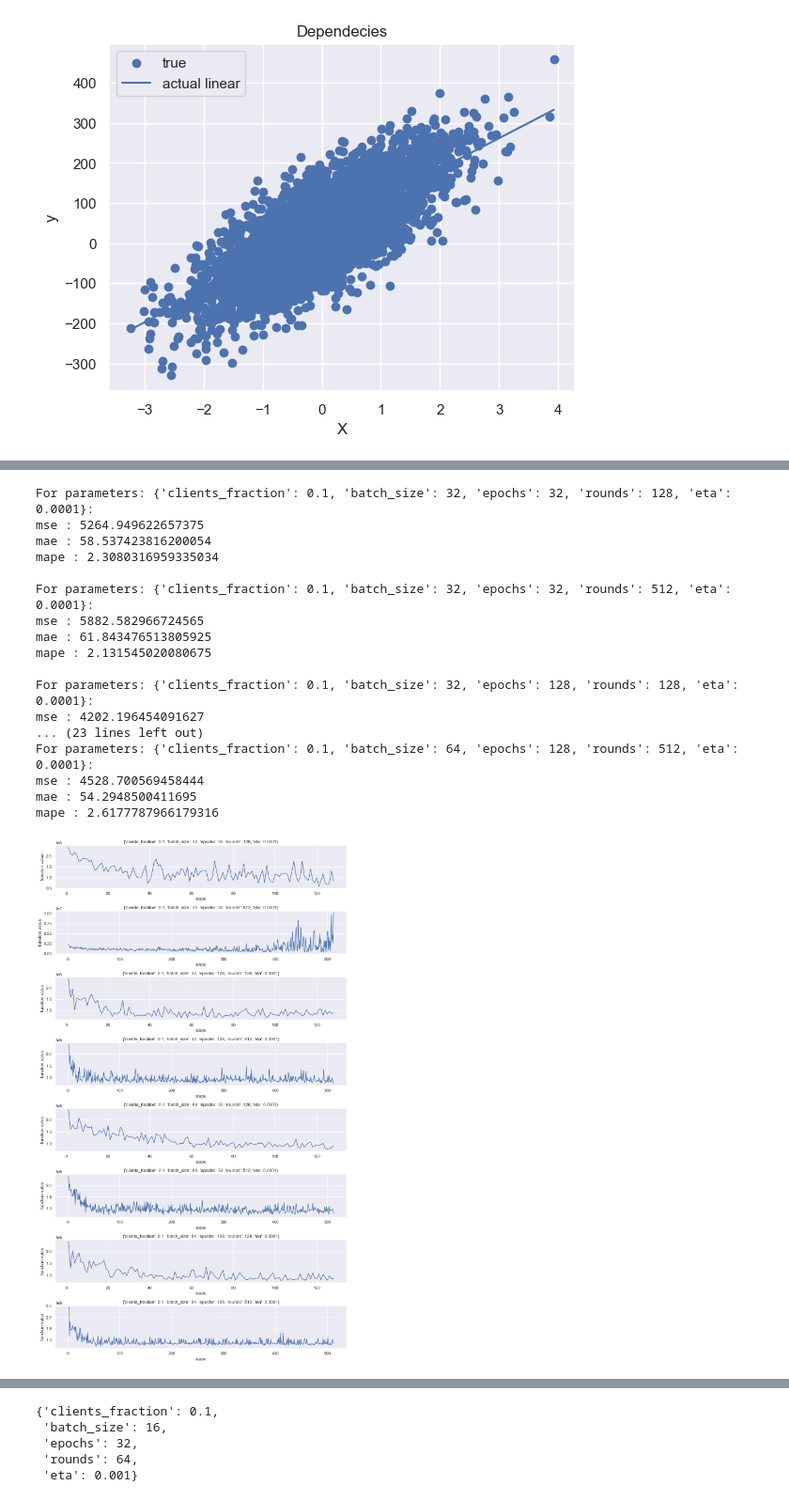
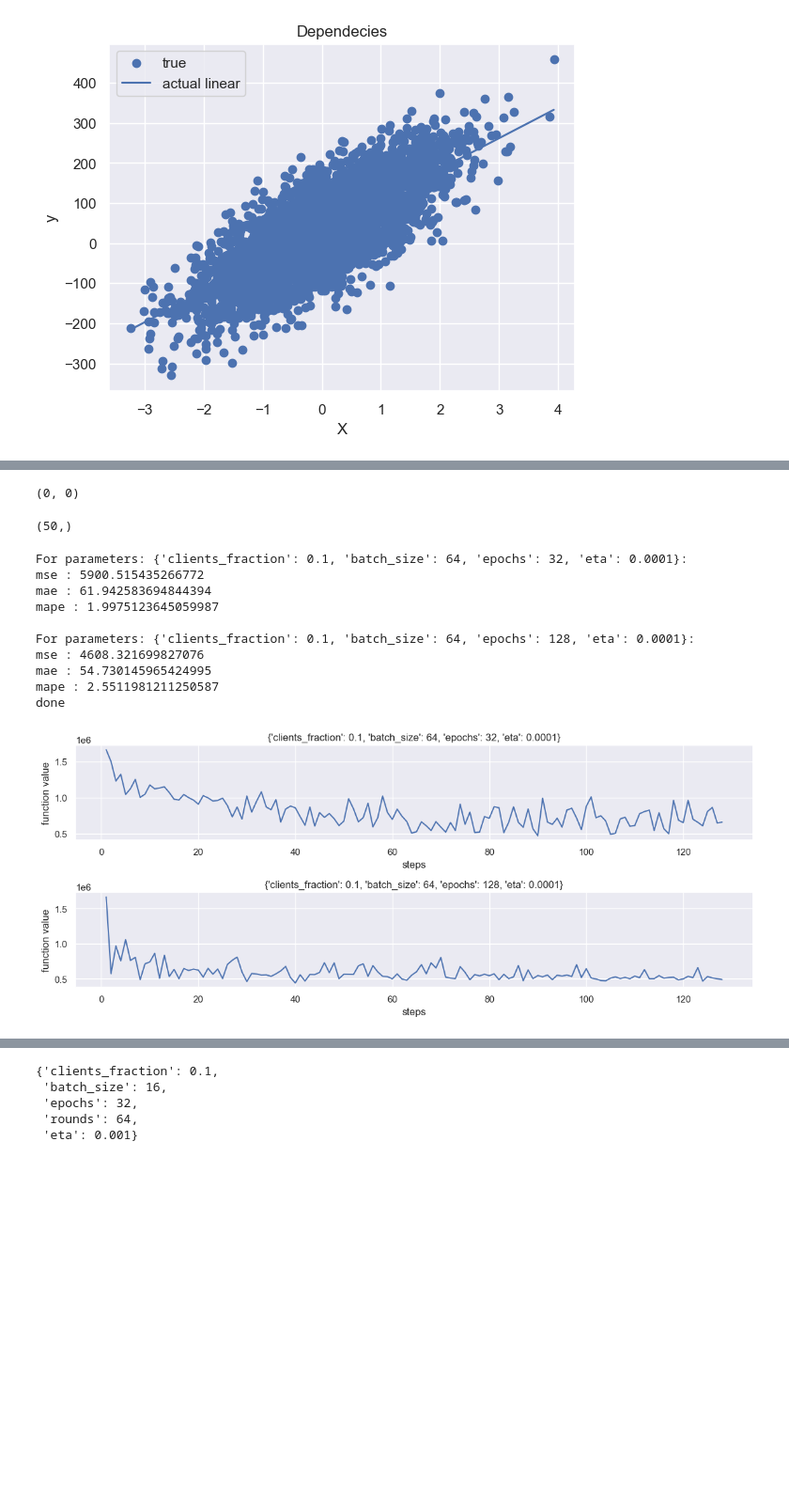
Before and after one commit to locllos/felere, a Jupyter notebook: source/playground.ipynb, the cells around one changed output, grey strips where cells are left out. Shown at 94% size. Cells and saved outputs as stored; diff of their text form; code cells hidden in the pictures; blank space fills up the shorter version.

```diff
--- a/source/playground.ipynb
+++ b/source/playground.ipynb
@@ -84,54 +85,57 @@ distributor = HomogenousDataDistributorComplex(
   X=X_train,
   y=y_train,
   n_parts=n_clients,
-  iid_fraction=0.3
+  iid_fraction=0.7
 )
 mse = MSERidgeLinear(n_features=n_features)
-avg = Scaffold(mse, distributor)
+model = Model(mse, distributor, save_history=True)
+# %%
+len(model.server.history), len(model.clients[0].history)
+# %% [output]
+(0, 0)
+# %%
+model.clients.shape
+# %% [output]
+(50,)
 # %%
 from common.pipeline import Pipeline
 # %%
 parameters = {
   "clients_fraction": [0.1],
-  "batch_size": [32, 64],
+  "batch_size": [64],
   "epochs": [32, 128],
-  "rounds": [128, 512],
+  "rounds": [128],
   "eta": [1e-4],
 }
 metrics = {
   "mse" : mean_squared_error,
   "mae" : mean_absolute_error,
   "mape" : mean_absolute_percentage_error
 }
 
 pipeline = Pipeline(
-  optimizer=avg,
+  model=model,
+  optimizer=Scaffold,
   parameters=parameters,
   metrics=metrics,
   X_val=X_test,
   y_val=y_test
 )
 
 best, best_params = pipeline.run(
   choose_best_by="mae",
   show_global_history=True
 )
+print("done")
 # %% [output]
-For parameters: {'clients_fraction': 0.1, 'batch_size': 32, 'epochs': 32, 'rounds': 128, 'eta': 0.0001}:
-mse : 5264.949622657375
-mae : 58.537423816200054
-mape : 2.3080316959335034
+For parameters: {'clients_fraction': 0.1, 'batch_size': 64, 'epochs': 32, 'eta': 0.0001}:
+mse : 5900.515435266772
+mae : 61.942583694844394
+mape : 1.9975123645059987
 
-For parameters: {'clients_fraction': 0.1, 'batch_size': 32, 'epochs': 32, 'rounds': 512, 'eta': 0.0001}:
-mse : 5882.582966724565
-mae : 61.843476513805925
-mape : 2.131545020080675
-
-For parameters: {'clients_fraction': 0.1, 'batch_size': 32, 'epochs': 128, 'rounds': 128, 'eta': 0.0001}:
-mse : 4202.196454091627
-... (23 lines left out)
-For parameters: {'clients_fraction': 0.1, 'batch_size': 64, 'epochs': 128, 'rounds': 512, 'eta': 0.0001}:
-mse : 4528.700569458444
-mae : 54.2948500411695
-mape : 2.6177787966179316
+For parameters: {'clients_fraction': 0.1, 'batch_size': 64, 'epochs': 128, 'eta': 0.0001}:
+mse : 4608.321699827076
+mae : 54.730145965424995
+mape : 2.5511981211250587
+done
-[figure, old version]
+[figure, new version]
```
Also changed, not shown: parts of 3 cells of this notebook, 6 other files.
